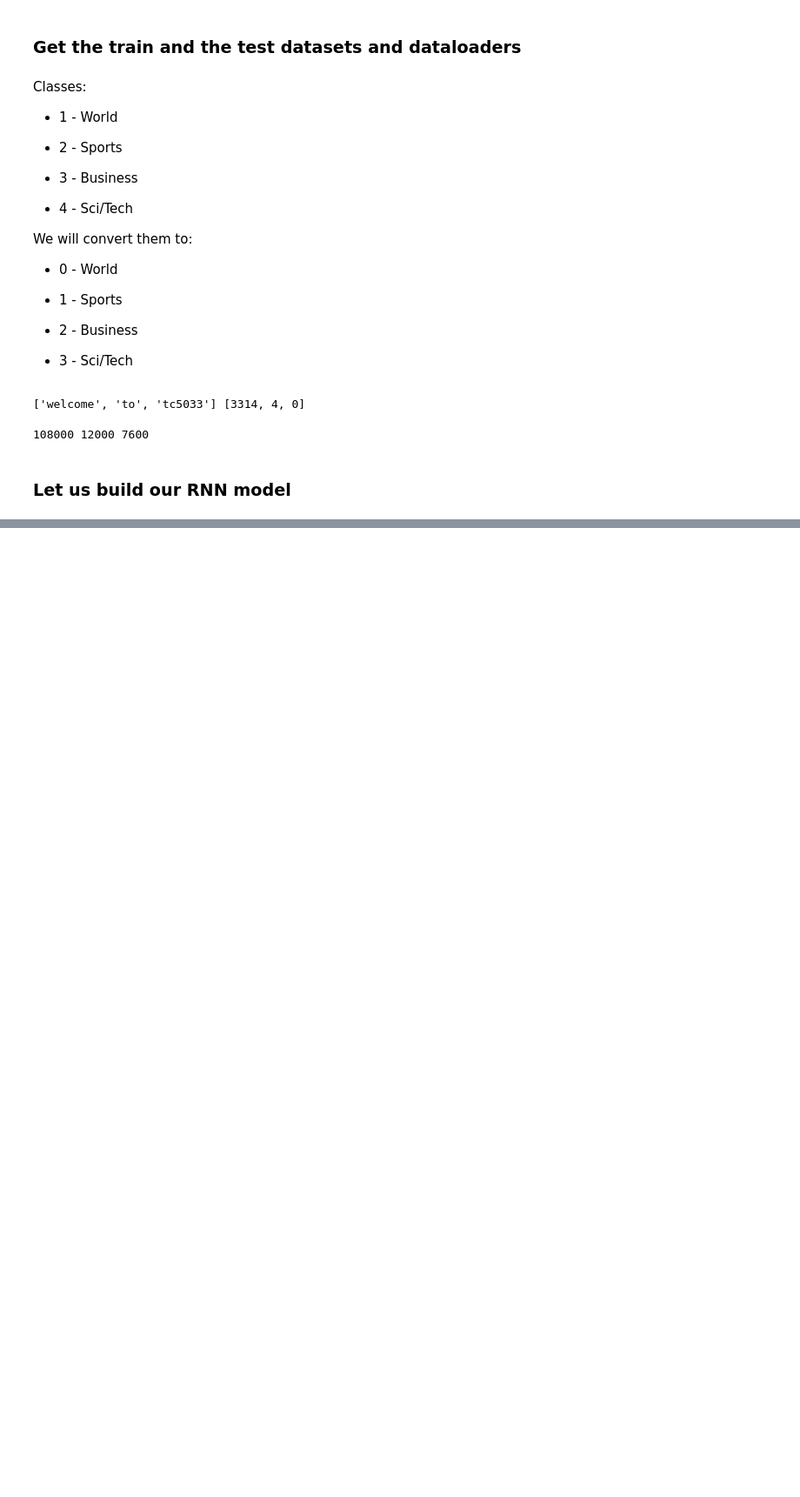
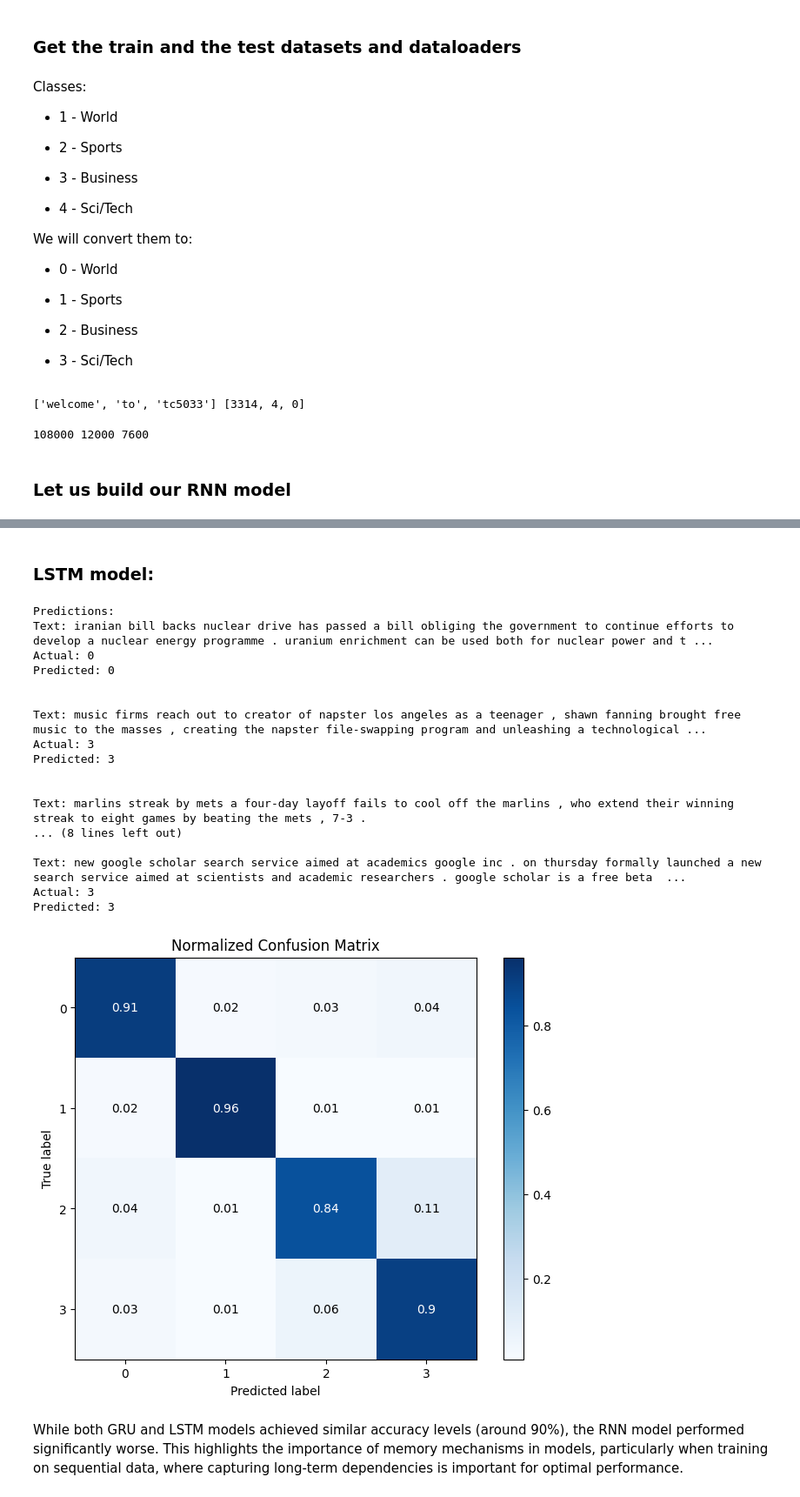
Before and after one commit to AloPedrero/pedreros_advanced_machine_learning, a Jupyter notebook: act_3b/A3b_DL_TC5033_AD2023_text_classifier_updated.ipynb, the cells around one changed output, grey strips where cells are left out. Shown at 87% size. Cells and saved outputs as stored; diff of their text form; code cells hidden in the pictures; blank space fills up the shorter version.

```diff
--- a/act_3b/A3b_DL_TC5033_AD2023_text_classifier_updated.ipynb
+++ b/act_3b/A3b_DL_TC5033_AD2023_text_classifier_updated.ipynb
@@ -341,0 +376,6 @@ print(f'{accuracy(rnn_model, test_loader):.4f}')
+# %%
+lr = 0.001
+
+lstm_model = RecurrentModel(EMBEDDING_SIZE, NEURONS, LAYERS, NUM_CLASSES, rnn_type='lstm')
+# %%
+train_model(10, lstm_model, torch.optim.Adam(lstm_model.parameters(), lr=lr))
@@ -452,0 +530,26 @@ plot_confusion_matrix(rnn_model, test_loader)
+# %% [markdown]
+### LSTM model:
+# %%
+sample_text(lstm_model, test_loader)
+plot_confusion_matrix(lstm_model, test_loader)
+# %% [output]
+Predictions:
+Text: iranian bill backs nuclear drive has passed a bill obliging the government to continue efforts to develop a nuclear energy programme . uranium enrichment can be used both for nuclear power and t ...
+Actual: 0
+Predicted: 0
+
+
+Text: music firms reach out to creator of napster los angeles as a teenager , shawn fanning brought free music to the masses , creating the napster file-swapping program and unleashing a technological ...
+Actual: 3
+Predicted: 3
+
+
+Text: marlins streak by mets a four-day layoff fails to cool off the marlins , who extend their winning streak to eight games by beating the mets , 7-3 .
+... (8 lines left out)
+
+Text: new google scholar search service aimed at academics google inc . on thursday formally launched a new search service aimed at scientists and academic researchers . google scholar is a free beta  ...
+Actual: 3
+Predicted: 3
+[figure, added]
+# %% [markdown]
+While both GRU and LSTM models achieved similar accuracy levels (around 90%), the RNN model performed significantly worse. This highlights the importance of memory mechanisms in models, particularly when training on sequential data, where capturing long-term dependencies is important for optimal performance.
```
Also changed, not shown: parts of 21 cells of this notebook.
